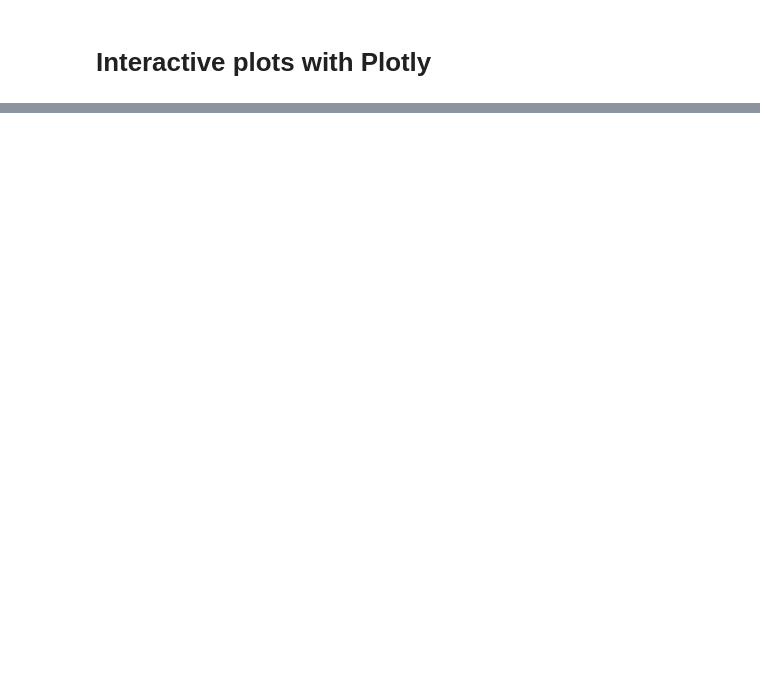
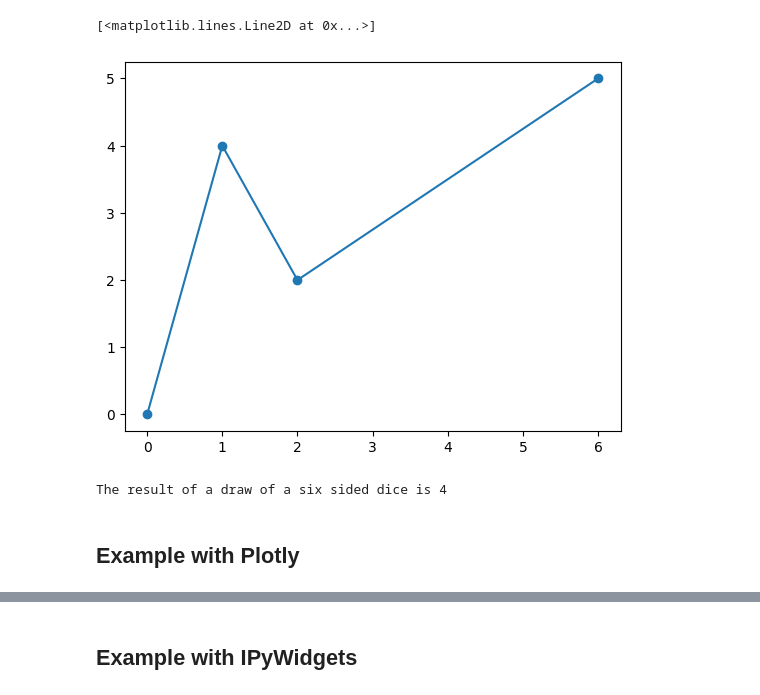
Before and after one commit to TAILOR-UoB/new_ways_of_publishing, a Jupyter notebook: _sources/interactive-code/thebe.ipynb, the cells around one changed output, grey strips where cells are left out. Cells and saved outputs as stored; diff of their text form; code cells hidden in the pictures; blank space fills up the shorter version.

```diff
--- a/_sources/interactive-code/plotly.ipynb
+++ b/_sources/interactive-code/thebe.ipynb
@@ -0,0 +28,7 @@
+# %%
+import matplotlib.pyplot as plt
+
+plt.plot([0, 1, 2, 6], [0, 4, 2, 5], 'o-')
+# %% [output]
+[<matplotlib.lines.Line2D at 0x...>]
+[figure, added]
@@ -1,5 +41,9 @@
+# %%
+print(hidden_text)
+# %% [output]
+The result of a draw of a six sided dice is 4
 # %% [markdown]
-# Interactive plots with Plotly
+## Example with Plotly
 # %%
 import plotly.io as pio
 import plotly.express as px
@@ -11,3 +55,5 @@ fig
 # %% [output]
 [interactive output not drawn]
 [interactive output not drawn]
+# %% [markdown]
+## Example with IPyWidgets
```
Also changed, not shown: parts of 3 cells of this notebook, 35 other files.
